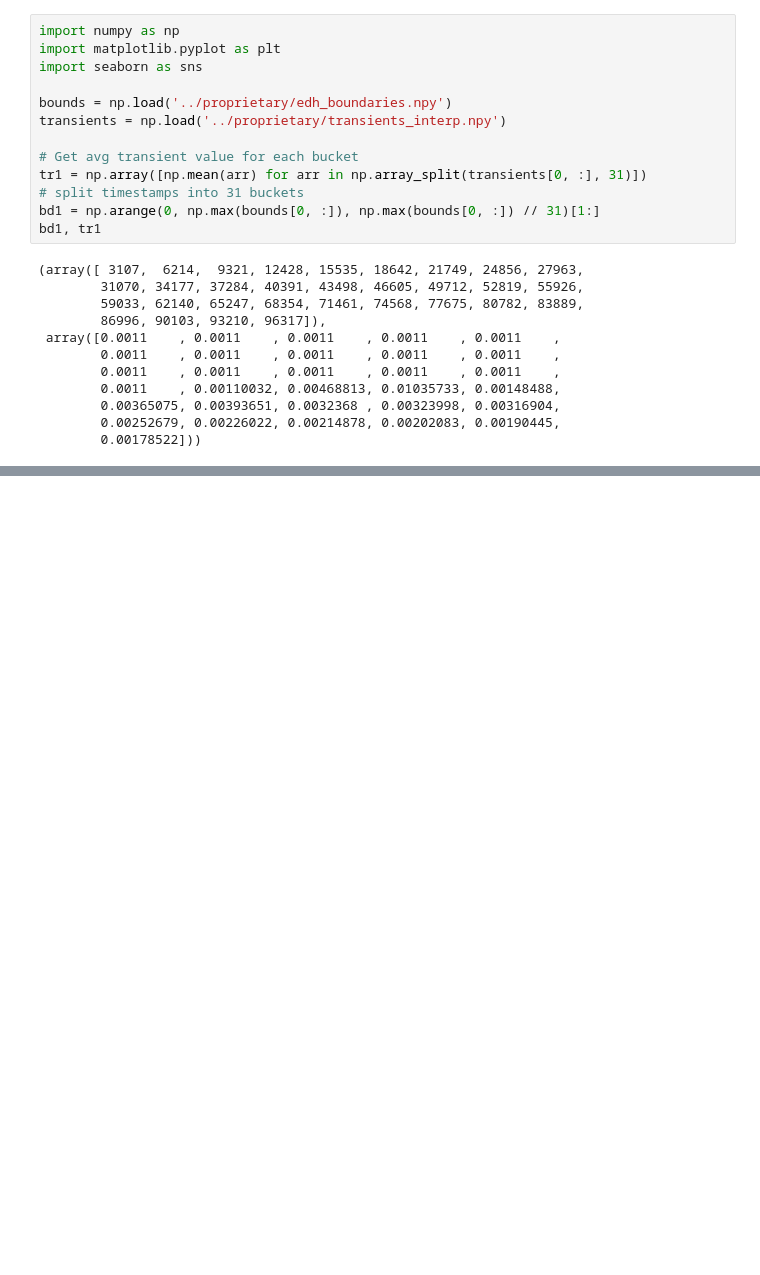
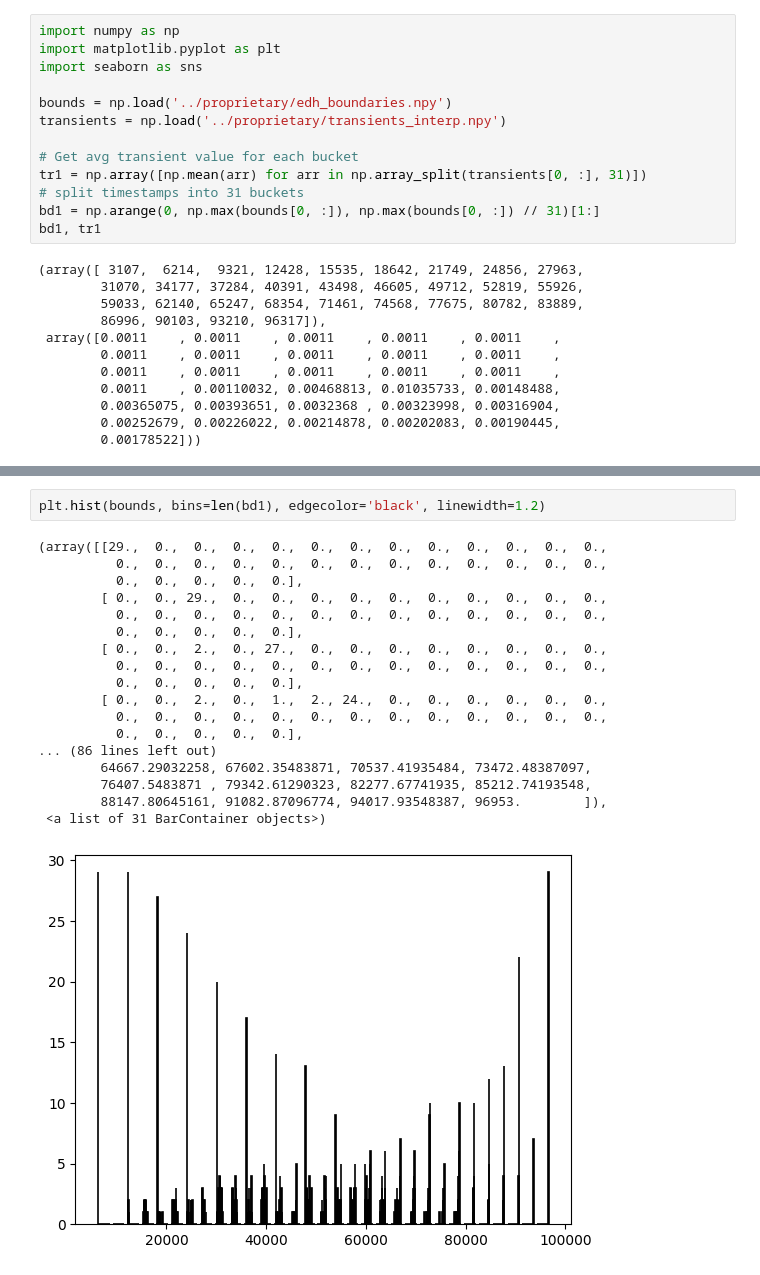
Before and after one commit to elcosas/SPAD_Regression_Research, a Jupyter notebook: notebooks/Testing.ipynb, the cells around one changed output, grey strips where cells are left out. Cells and saved outputs as stored; diff of their text form; blank space fills up the shorter version.

```diff
--- a/notebooks/Testing.ipynb
+++ b/notebooks/Testing.ipynb
@@ -133,0 +134,21 @@ plt.hist(bd1, bins=len(bd1), weights=tr1)
+# %%
+plt.hist(bounds, bins=len(bd1), edgecolor='black', linewidth=1.2)
+# %% [output]
+(array([[29.,  0.,  0.,  0.,  0.,  0.,  0.,  0.,  0.,  0.,  0.,  0.,  0.,
+          0.,  0.,  0.,  0.,  0.,  0.,  0.,  0.,  0.,  0.,  0.,  0.,  0.,
+          0.,  0.,  0.,  0.,  0.],
+        [ 0.,  0., 29.,  0.,  0.,  0.,  0.,  0.,  0.,  0.,  0.,  0.,  0.,
+          0.,  0.,  0.,  0.,  0.,  0.,  0.,  0.,  0.,  0.,  0.,  0.,  0.,
+          0.,  0.,  0.,  0.,  0.],
+        [ 0.,  0.,  2.,  0., 27.,  0.,  0.,  0.,  0.,  0.,  0.,  0.,  0.,
+          0.,  0.,  0.,  0.,  0.,  0.,  0.,  0.,  0.,  0.,  0.,  0.,  0.,
+          0.,  0.,  0.,  0.,  0.],
+        [ 0.,  0.,  2.,  0.,  1.,  2., 24.,  0.,  0.,  0.,  0.,  0.,  0.,
+          0.,  0.,  0.,  0.,  0.,  0.,  0.,  0.,  0.,  0.,  0.,  0.,  0.,
+          0.,  0.,  0.,  0.,  0.],
+... (86 lines left out)
+        64667.29032258, 67602.35483871, 70537.41935484, 73472.48387097,
+        76407.5483871 , 79342.61290323, 82277.67741935, 85212.74193548,
+        88147.80645161, 91082.87096774, 94017.93548387, 96953.        ]),
+ <a list of 31 BarContainer objects>)
+[figure, added]
```
Also changed, not shown: parts of 2 cells of this notebook.
